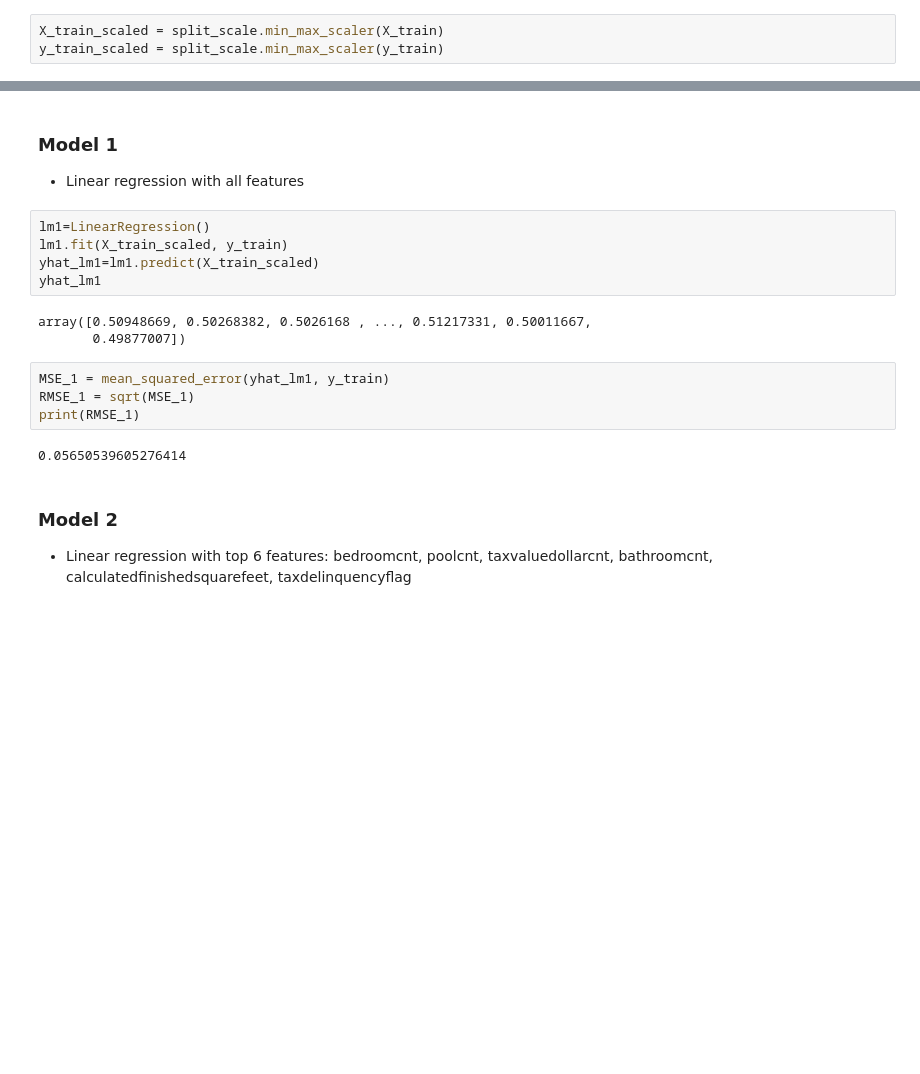
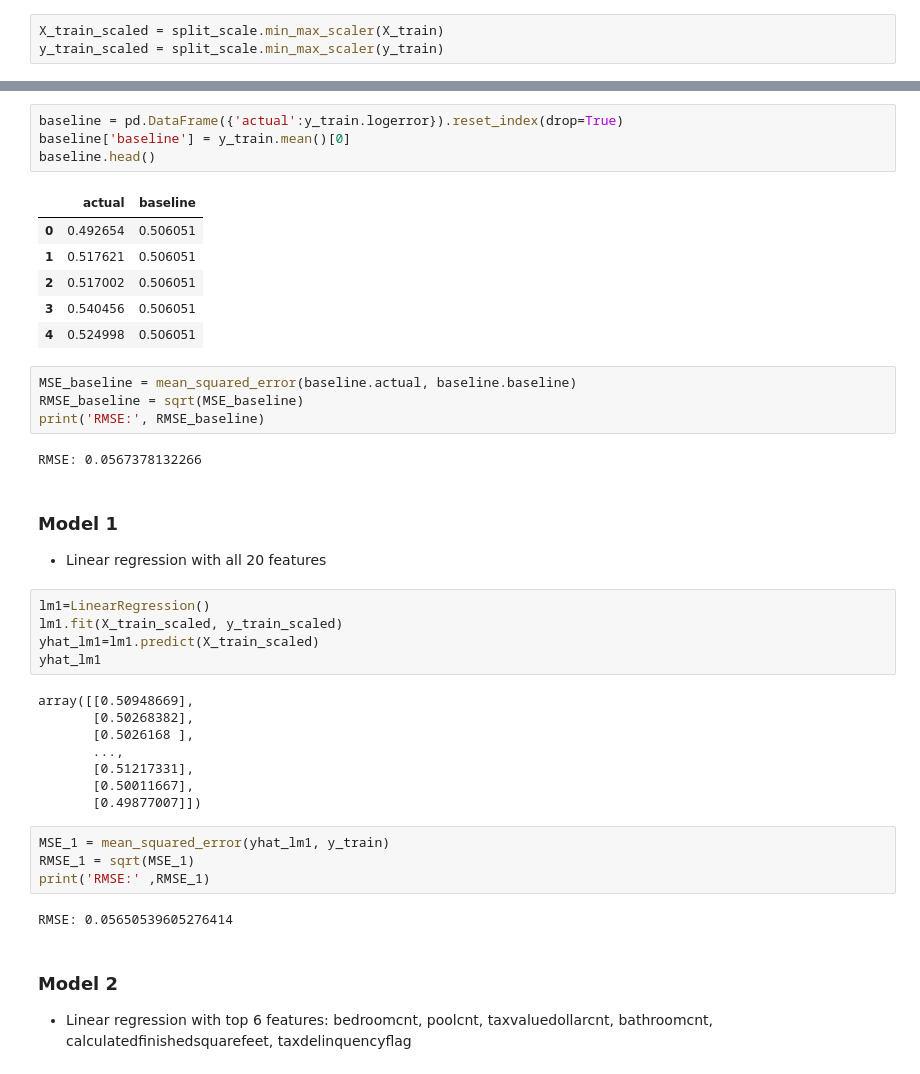
Before and after one commit to PeopleAgainstBroccoli/zillow_cluster, a Jupyter notebook: working_notebook.ipynb, the cells around one changed output, grey strips where cells are left out. Saved outputs shown, nothing was run; the diff lists cells and outputs as text; blank space fills up the shorter version.

```diff
--- a/working_notebook.ipynb
+++ b/working_notebook.ipynb
@@ -308,20 +308,42 @@ y_train_scaled = split_scale.min_max_scaler(y_train)
+# %%
+baseline = pd.DataFrame({'actual':y_train.logerror}).reset_index(drop=True)
+baseline['baseline'] = y_train.mean()[0]
+baseline.head()
+# %% [output]
+|  | actual | baseline |
+| 0 | 0.492654 | 0.506051 |
+| 1 | 0.517621 | 0.506051 |
+| 2 | 0.517002 | 0.506051 |
+| 3 | 0.540456 | 0.506051 |
+| 4 | 0.524998 | 0.506051 |
+# %%
+MSE_baseline = mean_squared_error(baseline.actual, baseline.baseline)
+RMSE_baseline = sqrt(MSE_baseline)
+print('RMSE:', RMSE_baseline)
+# %% [output]
+RMSE: 0.0567378132266
 # %% [markdown]
 ### Model 1
-- Linear regression with all features
+- Linear regression with all 20 features
 # %%
 lm1=LinearRegression()
-lm1.fit(X_train_scaled, y_train)
+lm1.fit(X_train_scaled, y_train_scaled)
 yhat_lm1=lm1.predict(X_train_scaled)
 yhat_lm1
 # %% [output]
-array([0.50948669, 0.50268382, 0.5026168 , ..., 0.51217331, 0.50011667,
-       0.49877007])
+array([[0.50948669],
+       [0.50268382],
+       [0.5026168 ],
+       ...,
+       [0.51217331],
+       [0.50011667],
+       [0.49877007]])
 # %%
 MSE_1 = mean_squared_error(yhat_lm1, y_train)
 RMSE_1 = sqrt(MSE_1)
-print(RMSE_1)
+print('RMSE:' ,RMSE_1)
 # %% [output]
-0.05650539605276414
+RMSE: 0.05650539605276414
 # %% [markdown]
 ### Model 2
 - Linear regression with top 6 features: bedroomcnt, poolcnt, taxvaluedollarcnt, bathroomcnt, calculatedfinishedsquarefeet, taxdelinquencyflag
```
Also changed, not shown: parts of 10 cells of this notebook.
